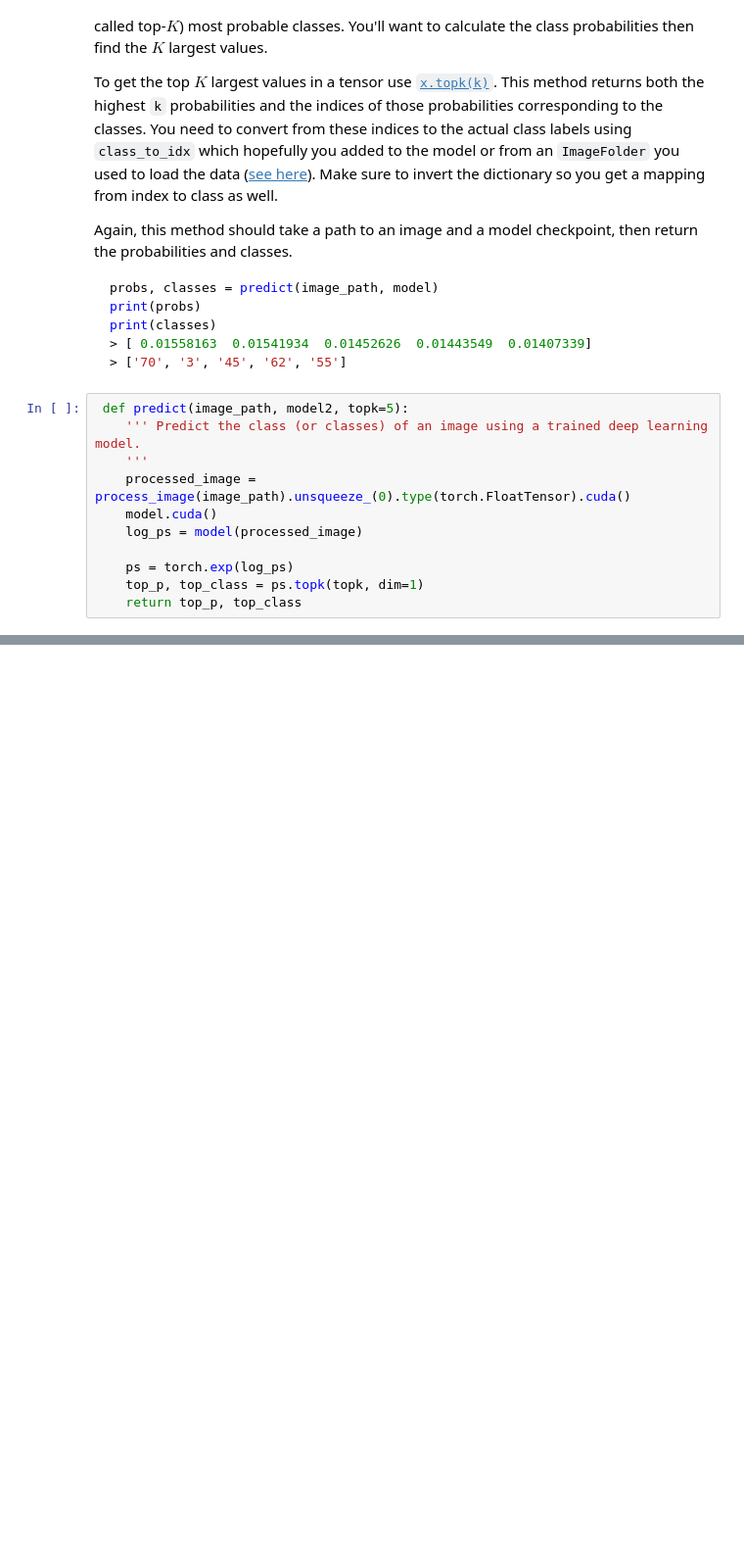
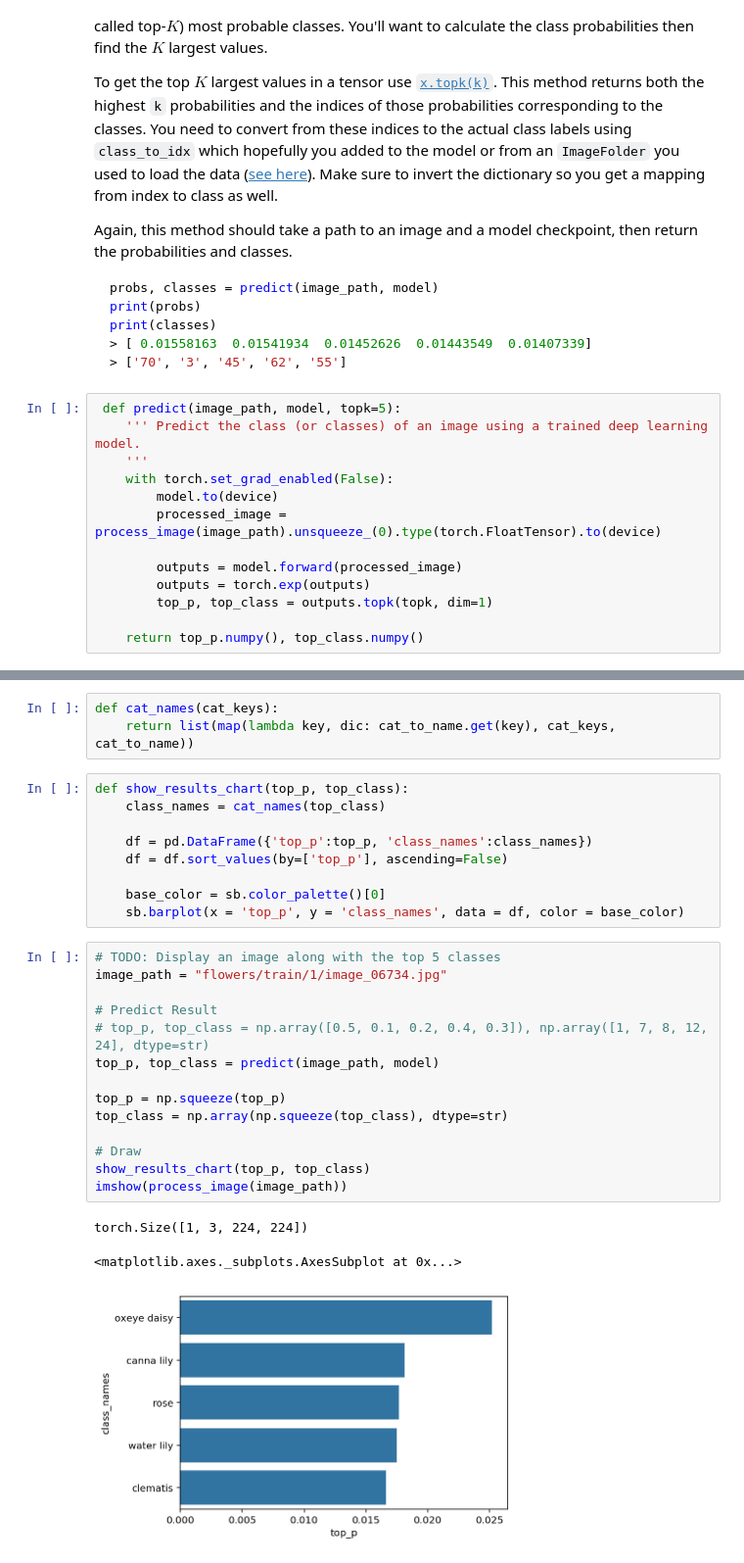
Before and after one commit to APesate/ImageClassifier, a Jupyter notebook: Image Classifier Project.ipynb, the cells around one changed output, grey strips where cells are left out. Shown at 98% size. Cells and saved outputs as stored; diff of their text form; blank space fills up the shorter version.

````diff
--- a/Image Classifier Project.ipynb
+++ b/Image Classifier Project.ipynb
@@ -485,13 +494,15 @@ print(classes)
 > ['70', '3', '45', '62', '55']
 ```
 # %%
- def predict(image_path, model2, topk=5):
+ def predict(image_path, model, topk=5):
     ''' Predict the class (or classes) of an image using a trained deep learning model.
     '''
-    processed_image = process_image(image_path).unsqueeze_(0).type(torch.FloatTensor).cuda()
-    model.cuda()
-    log_ps = model(processed_image)
+    with torch.set_grad_enabled(False):
+        model.to(device)
+        processed_image = process_image(image_path).unsqueeze_(0).type(torch.FloatTensor).to(device)
 
-    ps = torch.exp(log_ps)
-    top_p, top_class = ps.topk(topk, dim=1)
-    return top_p, top_class
+        outputs = model.forward(processed_image)
+        outputs = torch.exp(outputs)
+        top_p, top_class = outputs.topk(topk, dim=1)
+
+    return top_p.numpy(), top_class.numpy()
@@ -550,0 +538,30 @@ plt.yticks(tick_props, tick_names)
+# %%
+def cat_names(cat_keys):
+    return list(map(lambda key, dic: cat_to_name.get(key), cat_keys, cat_to_name))
+# %%
+def show_results_chart(top_p, top_class):
+    class_names = cat_names(top_class)
+
+    df = pd.DataFrame({'top_p':top_p, 'class_names':class_names})
+    df = df.sort_values(by=['top_p'], ascending=False)
+
+    base_color = sb.color_palette()[0]
+    sb.barplot(x = 'top_p', y = 'class_names', data = df, color = base_color)
+# %%
+# TODO: Display an image along with the top 5 classes
+image_path = "flowers/train/1/image_06734.jpg"
+
+# Predict Result
+# top_p, top_class = np.array([0.5, 0.1, 0.2, 0.4, 0.3]), np.array([1, 7, 8, 12, 24], dtype=str)
+top_p, top_class = predict(image_path, model)
+
+top_p = np.squeeze(top_p)
+top_class = np.array(np.squeeze(top_class), dtype=str)
+
+# Draw
+show_results_chart(top_p, top_class)
+imshow(process_image(image_path))
+# %% [output]
+torch.Size([1, 3, 224, 224])
+<matplotlib.axes._subplots.AxesSubplot at 0x...>
+[figure, added]
````
Also changed, not shown: parts of 24 cells of this notebook.
